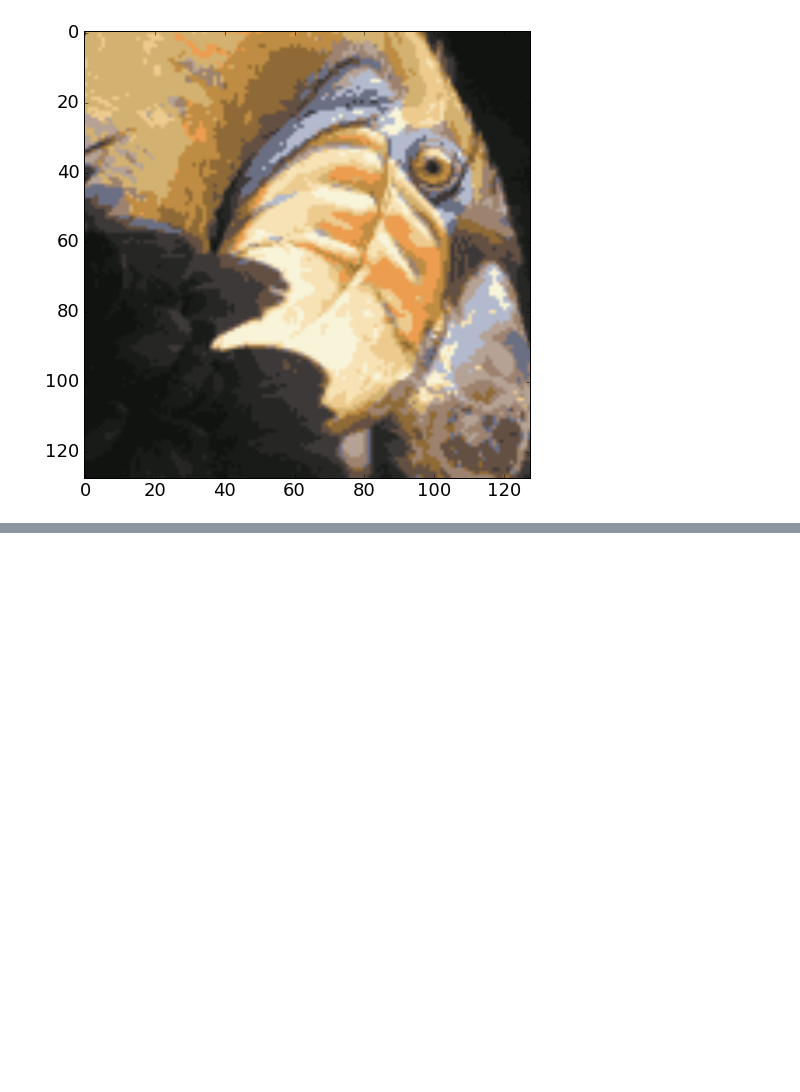
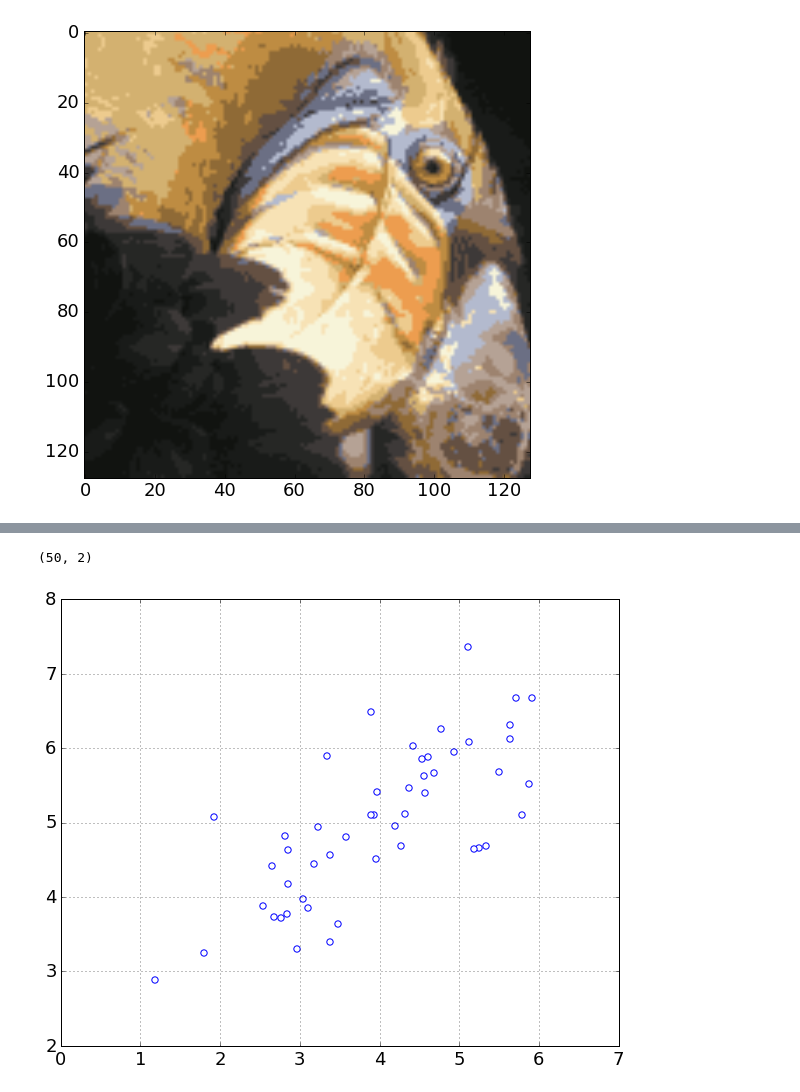
Before and after one commit to nakicam/DataScienceTraining, a Jupyter notebook: courses/coursera_ml008/hw7/hw7_clustering_and_pca.ipynb, the cells around one changed output, grey strips where cells are left out. Cells and saved outputs as stored; diff of their text form; code cells hidden in the pictures; blank space fills up the shorter version.

```diff
--- a/courses/coursera_ml008/hw7/hw7_clustering_and_pca.ipynb
+++ b/courses/coursera_ml008/hw7/hw7_clustering_and_pca.ipynb
@@ -418,0 +420,11 @@ plt.show()
+# %%
+ex7data1 = scipy.io.loadmat('ex7data1.mat')
+X        = ex7data1['X']
+X.shape
+# %% [output]
+(50, 2)
+# %%
+plt.scatter(X[:,0], X[:,1], color='w', edgecolor='b', s=40)
+plt.grid()
+# %% [output]
+[figure, added]
```
Also changed, not shown: parts of 50 cells of this notebook, 8 other files.
